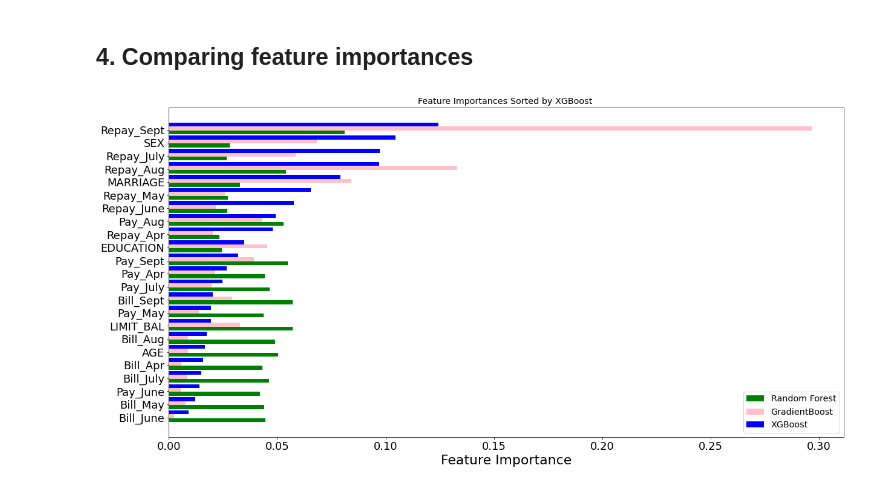
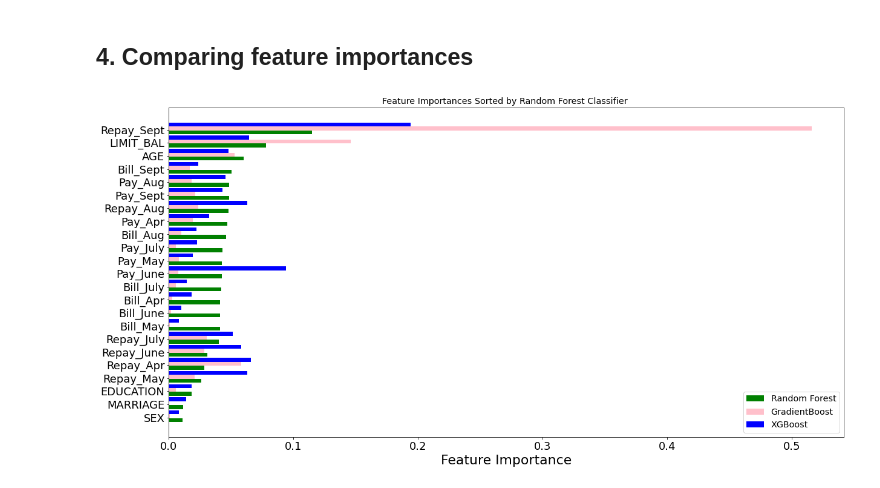
Before and after one commit to RozitaAbdoli/credit_default_mining, a Jupyter notebook: Model_comparison.ipynb, the cells around one changed output. Cells and saved outputs as stored; diff of their text form; code cells hidden in the pictures.

Commit message:
Added pipeline for scaling followed by CV

```diff
--- a/Model_comparison.ipynb
+++ b/Model_comparison.ipynb
@@ -291,3 +250,27 @@ y_train=y_train.rename(columns = {0:'Default'})
+# %%
+# fit the scaler to the training data, and apply the same scaling to the test data
+scale= preprocessing.MinMaxScaler()
+X_train = scale.fit_transform(X_train)
+X_test = scale.transform(X_test)
+# %%
+#Balance training data using SMOTETomek
+smt = SMOTETomek(random_state=42)
+X_train, y_train = smt.fit_resample(X_train, y_train)
+# %%
+#List the classifiers again, now also adding SVM_rbf
+names = ["Logistic Regression","KNN", "Naive Bayes","SVM_rbf", "Decision Tree", "Random Forest", "AdaBoost", "GradientBoost", "XGBoost"]
+
+clfs = [
+    LogisticRegression(random_state=1, C= 50, penalty= 'l1', solver= 'liblinear'),
+    KNeighborsClassifier(),                           #n_neighbors=5
+    GaussianNB(),
+    svm.SVC(kernel ='rbf'),               #SVM model does not have the best performance, but takes a long time, therefore ommited here.
+    DecisionTreeClassifier(),              #set max_depth
+    RandomForestClassifier(),        #bootstrap aggregation or bagging
+    AdaBoostClassifier(),
+    GradientBoostingClassifier(),    #also tried GridSearchCV result {'learning_rate': 0.5, 'max_depth': 3, 'n_estimators': 200}
+    XGBClassifier()
+]
 # %%
 #An alternative, less robust but faster option is to have training on the training set, and testing on the test set (no validation set).
 # This will only give us 1 number for each performance metric.
@@ -303,7 +286,7 @@ elapsed_time = []
 for name, clf in zip(names, clfs):
     start = time.time()
 
-    clf.fit(X_train, y_train)
+    clf.fit(X_train, y_train.values.ravel())
 
     end = time.time()
     elapsed = end - start
@@ -322,9 +305,6 @@ for name, clf in zip(names, clfs):
 
     f1 = f1_score(y_test, y_pred)
     f1_scores.append(f1)
-
-    roc_auc = roc_auc_score
-    roc_aucs.append(roc_auc)
 # %%
 #Precision= TP/(TP+FP), Recall= TP/(TP+FN)
 scores_df = pd.DataFrame()
@@ -419,28 +400,29 @@ plt.show()
 ## 4. Comparing feature importances
 # %%
 #plot feature importances for the top 3 models
-# dt, rfc, abc, and gbc models already defined and fit in the code cell for ROC curves
+# Sort by the important features of RF since RF is more robust to varying hyperparameters than the boosting algorithms.
 feature_importance=pd.DataFrame({
     'rfc':rfc.feature_importances_,
     'gbc':gbc.feature_importances_,
     'xgbc':xgbc.feature_importances_
 },
 index=df.drop(columns=['Default']).columns)
 
-feature_importance.sort_values(by='xgbc',ascending=True,inplace=True)
+feature_importance.sort_values(by='rfc',ascending=True,inplace=True)
 
 index = np.arange(len(feature_importance))
 fig, ax = plt.subplots(figsize=(20,10))
 
 rfc_feature=ax.barh(index+0.3,feature_importance['rfc'],0.3,color='green',label='Random Forest')
 gbc_feature=ax.barh(index+0.6,feature_importance['gbc'],0.3,color='pink',label='GradientBoost')
 xgbc_feature=ax.barh(index+0.9,feature_importance['xgbc'],0.3,color='blue',label='XGBoost')
 
 ax.set(yticks=index+0.5,yticklabels=feature_importance.index)
 
-plt.title("Feature Importances Sorted by XGBoost ")
+plt.title("Feature Importances Sorted by Random Forest Classifier")
 plt.xlabel('Feature Importance')
 plt.legend(loc=4)
 plt.show()
+#Top 3:Repay_Sept, LIMIT_BAL, AGE
 # %% [output]
-[figure, old version]
+[figure, new version]
```
Also changed, not shown: parts of 16 cells of this notebook.
